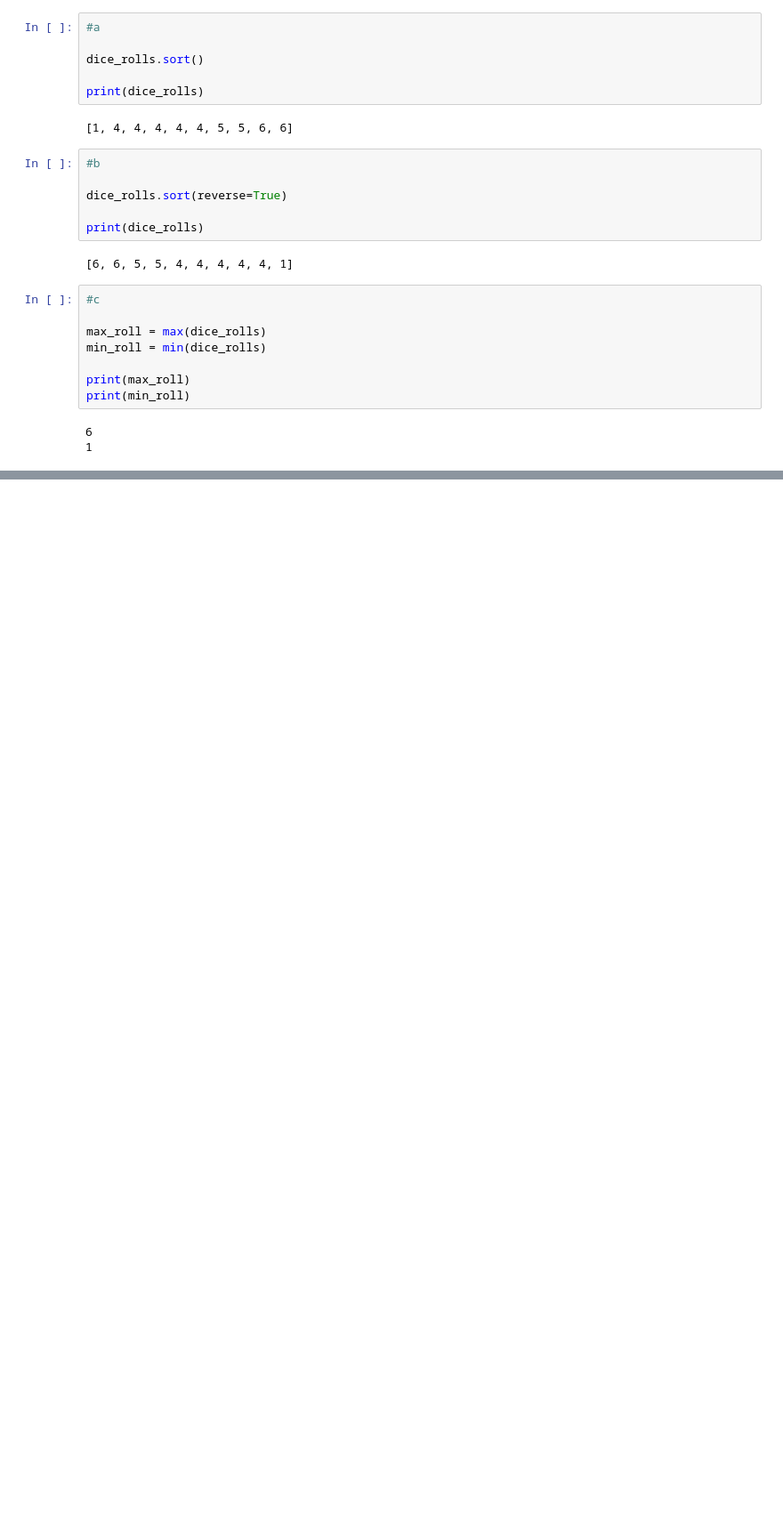
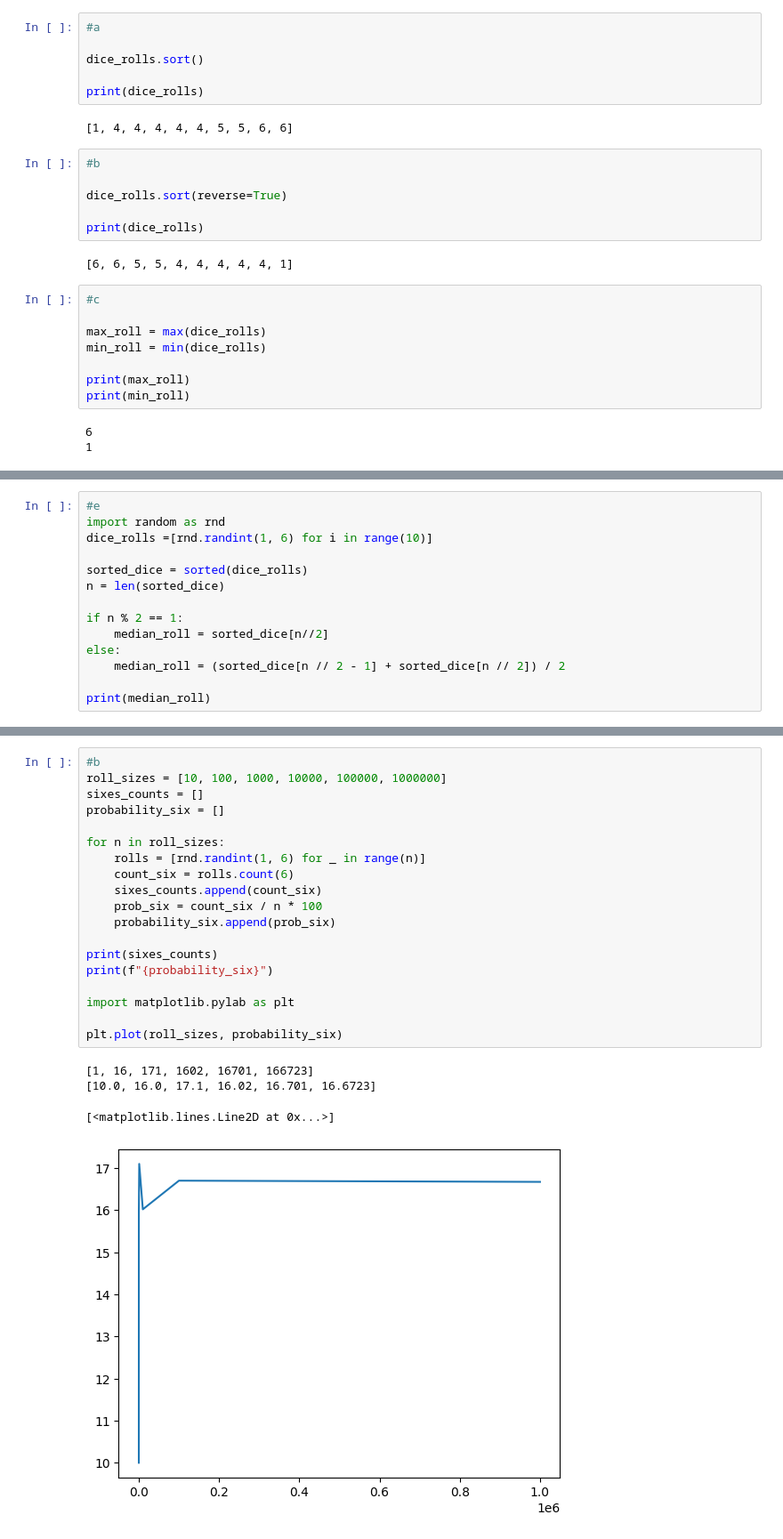
Before and after one commit to zmacken/python_de_25_hannah_zemack, a Jupyter notebook: exercises/exercise_03.ipynb, the cells around one changed output, grey strips where cells are left out. Shown at 89% size. Cells and saved outputs as stored; diff of their text form; blank space fills up the shorter version.

```diff
--- a/exercises/exercise_03.ipynb
+++ b/exercises/exercise_03.ipynb
@@ -39,0 +47,14 @@ print(min_roll)
+# %%
+#e
+import random as rnd
+dice_rolls =[rnd.randint(1, 6) for i in range(10)]
+
+sorted_dice = sorted(dice_rolls)
+n = len(sorted_dice)
+
+if n % 2 == 1:
+    median_roll = sorted_dice[n//2]
+else:
+    median_roll = (sorted_dice[n // 2 - 1] + sorted_dice[n // 2]) / 2
+
+print(median_roll)
@@ -39,0 +141,24 @@ print(min_roll)
+# %%
+#b
+roll_sizes = [10, 100, 1000, 10000, 100000, 1000000]
+sixes_counts = []
+probability_six = []
+
+for n in roll_sizes:
+    rolls = [rnd.randint(1, 6) for _ in range(n)]
+    count_six = rolls.count(6)
+    sixes_counts.append(count_six)
+    prob_six = count_six / n * 100
+    probability_six.append(prob_six)
+
+print(sixes_counts)
+print(f"{probability_six}")
+
+import matplotlib.pylab as plt
+
+plt.plot(roll_sizes, probability_six)
+# %% [output]
+[1, 16, 171, 1602, 16701, 166723]
+[10.0, 16.0, 17.1, 16.02, 16.701, 16.6723]
+[<matplotlib.lines.Line2D at 0x...>]
+[figure, added]
```
Also changed, not shown: parts of 14 cells of this notebook, 1 other file.
